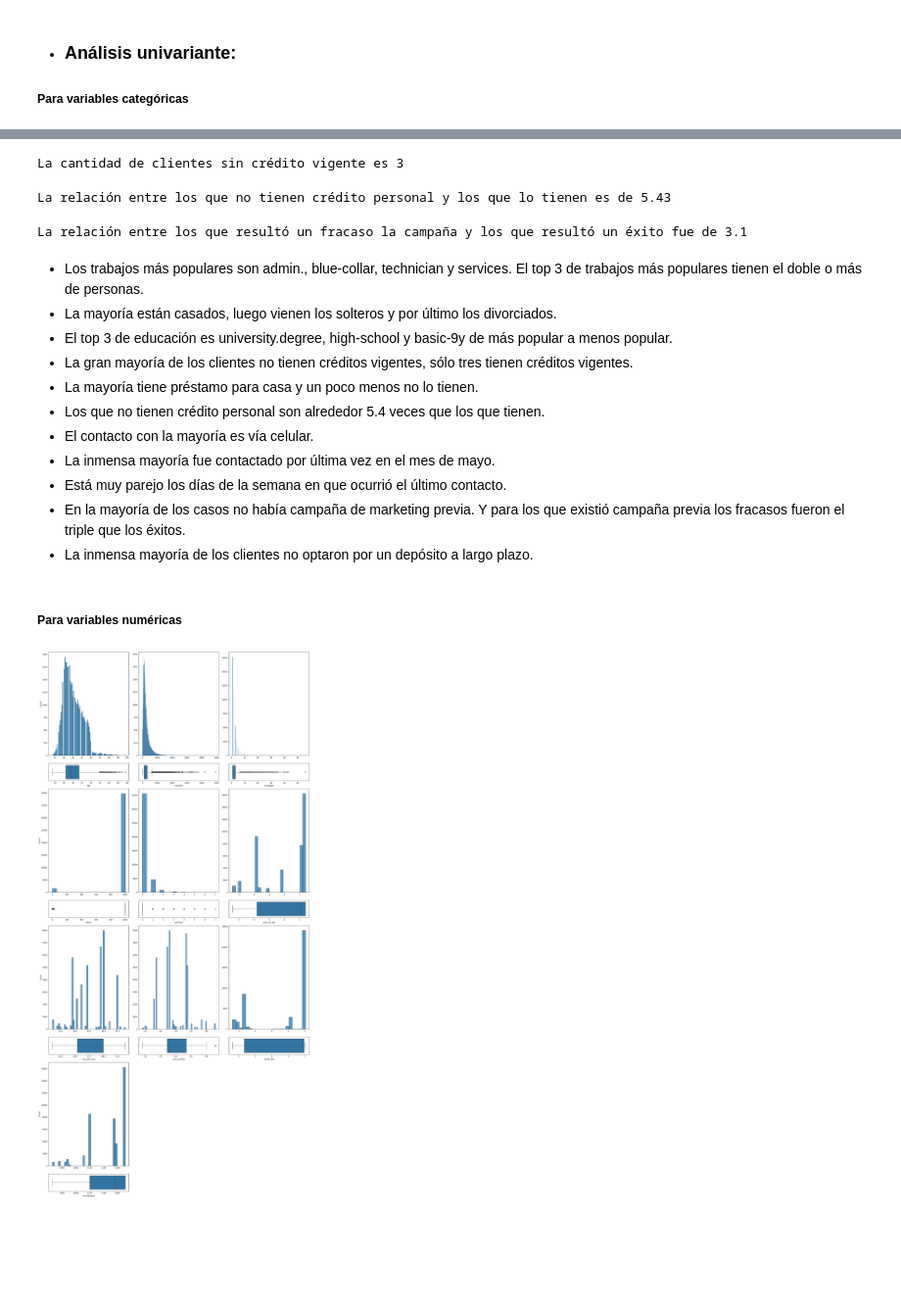
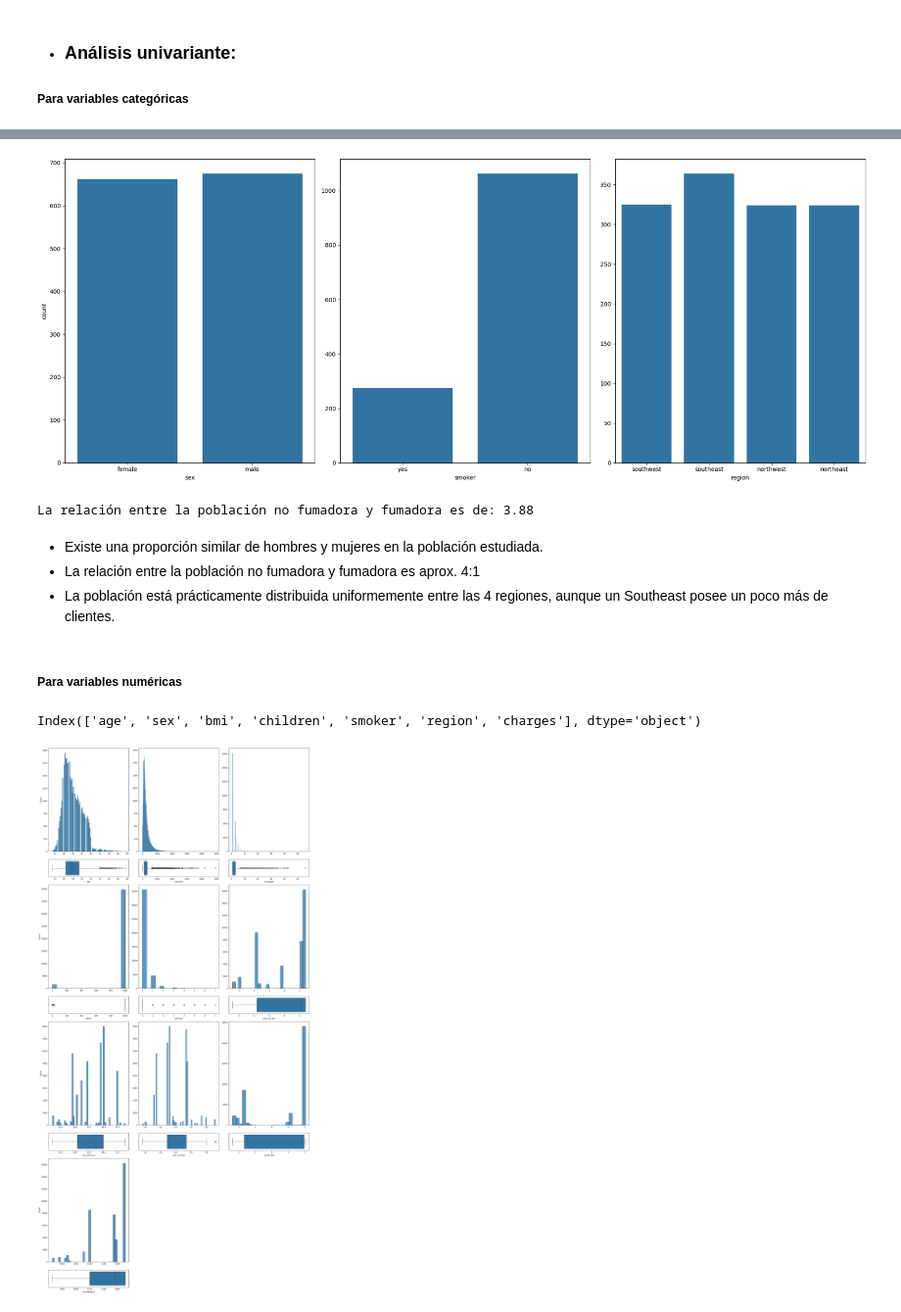
Before and after one commit to josedrosales/Analisis, a Jupyter notebook: models/Linear_regression.ipynb, the cells around one changed output, grey strips where cells are left out. Shown at 98% size. Drawn from its saved outputs; the diff is of its cells as text; code cells hidden in the pictures; blank space fills up the shorter version.

```diff
--- a/models/Linear_regression.ipynb
+++ b/models/Linear_regression.ipynb
@@ -130,35 +99,35 @@ plt.show()
-# %%
-credito_yes = dataframe[dataframe['default']=='yes']['default'].value_counts().get('yes', 0)
-print(f"La cantidad de clientes sin crédito vigente es {credito_yes}")
-# %% [output]
-La cantidad de clientes sin crédito vigente es 3
-# %%
-loan_no = dataframe[dataframe['loan']=='no']['loan'].value_counts().get('no', 0)
-loan_yes = dataframe[dataframe['loan']=='yes']['loan'].value_counts().get('yes', 0)
-print(f"La relación entre los que no tienen crédito personal y los que lo tienen es de {round(loan_no/loan_yes,2)}")
-# %% [output]
-La relación entre los que no tienen crédito personal y los que lo tienen es de 5.43
-# %%
-poutcome_failure = dataframe[dataframe['poutcome']=='failure']['poutcome'].value_counts().get('failure', 0)
-poutcome_success = dataframe[dataframe['poutcome']=='success']['poutcome'].value_counts().get('success', 0)
-print(f"La relación entre los que resultó un fracaso la campaña y los que resultó un "
-      f"éxito fue de {round(poutcome_failure/poutcome_success,2)}")
-# %% [output]
-La relación entre los que resultó un fracaso la campaña y los que resultó un éxito fue de 3.1
-# %% [markdown]
-- Los trabajos más populares son admin., blue-collar, technician y services. El top 3 de trabajos más populares tienen el doble o más de personas.
-- La mayoría están casados, luego vienen los solteros y por último los divorciados.
-- El top 3 de educación es university.degree, high-school y basic-9y de más popular a menos popular.
-- La gran mayoría de los clientes no tienen créditos vigentes, sólo tres tienen créditos vigentes.
-- La mayoría tiene préstamo para casa y un poco menos no lo tienen.
-- Los que no tienen crédito personal son alrededor 5.4 veces que los que tienen.
-- El contacto con la mayoría es vía celular.
-- La inmensa mayoría fue contactado por última vez en el mes de mayo.
-- Está muy parejo los días de la semana en que ocurrió el último contacto.
-- En la mayoría de los casos no había campaña de marketing previa. Y para los que existió campaña previa los fracasos fueron el triple que los éxitos.
-- La inmensa mayoría de los clientes no optaron por un depósito a largo plazo.
+# %%
+import matplotlib.pyplot as plt
+import seaborn as sns
+
+fig, axis = plt.subplots(1,3, figsize = (20, 8))
+
+sns.countplot(ax = axis[0], data = dataframe, x = 'sex')
+sns.countplot(ax = axis[1], data = dataframe, x = 'smoker').set(ylabel = None)
+sns.countplot(ax = axis[2], data = dataframe, x = 'region').set(ylabel = None)
+
+plt.tight_layout()
+
+plt.show()
+# %% [output]
+[figure, added]
+# %%
+smoker_yes = len(dataframe.query("smoker == 'yes'"))
+smoker_no = len(dataframe.query("smoker == 'no'"))
+
+print(f'La relación entre la población no fumadora y fumadora es de: {round(smoker_no/smoker_yes,2)}')
+# %% [output]
+La relación entre la población no fumadora y fumadora es de: 3.88
+# %% [markdown]
+- Existe una proporción similar de hombres y mujeres en la población estudiada.
+- La relación entre la población no fumadora y fumadora es aprox. 4:1
+- La población está prácticamente distribuida uniformemente entre las 4 regiones, aunque un Southeast posee un poco más de clientes.
 # %% [markdown]
 ##### Para variables numéricas
+# %%
+dataframe.columns
+# %% [output]
+Index(['age', 'sex', 'bmi', 'children', 'smoker', 'region', 'charges'], dtype='object')
 # %%
 fig, axis = plt.subplots(8, 3, figsize = (20,40), gridspec_kw={'height_ratios': [6, 1, 6, 1, 6, 1, 6, 1]})
 
```
Also changed, not shown: parts of 1 cell of this notebook.
